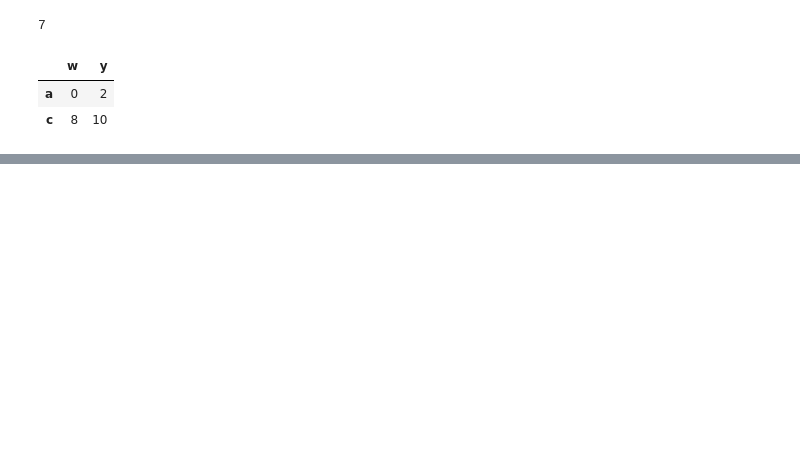
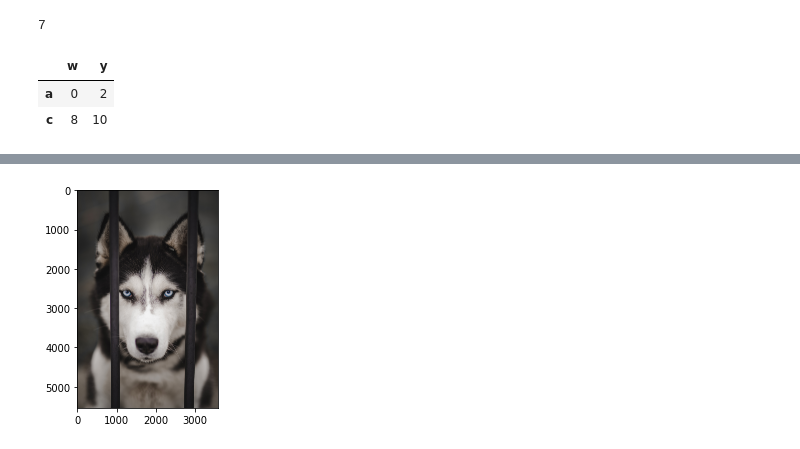
Before and after one commit to lohithkumaar/FMML_Labs_and_Projects, a Jupyter notebook: FMML_Aug22_M1Lab1_PythonBasics.ipynb, the cells around one changed output, grey strips where cells are left out. Saved outputs shown, nothing was run; the diff lists cells and outputs as text; code cells hidden in the pictures; blank space fills up the shorter version.

```diff
--- a/FMML_Aug22_M1Lab1_PythonBasics.ipynb
+++ b/FMML_Aug22_M1Lab1_PythonBasics.ipynb
@@ -483,3 +484,11 @@ plt.show()
 ## Answer 3 :
 
 ## 1) make sure drive is loaded and then upload a test image onto your drive
+# %%
+# read the image
+img = plt.imread('/content/gdrive/MyDrive/Husky.jpg')
+# show the image
+plt.imshow(img)
+plt.show()
+# %% [output]
+[figure, added]
```
Also changed, not shown: parts of 6 cells of this notebook.
